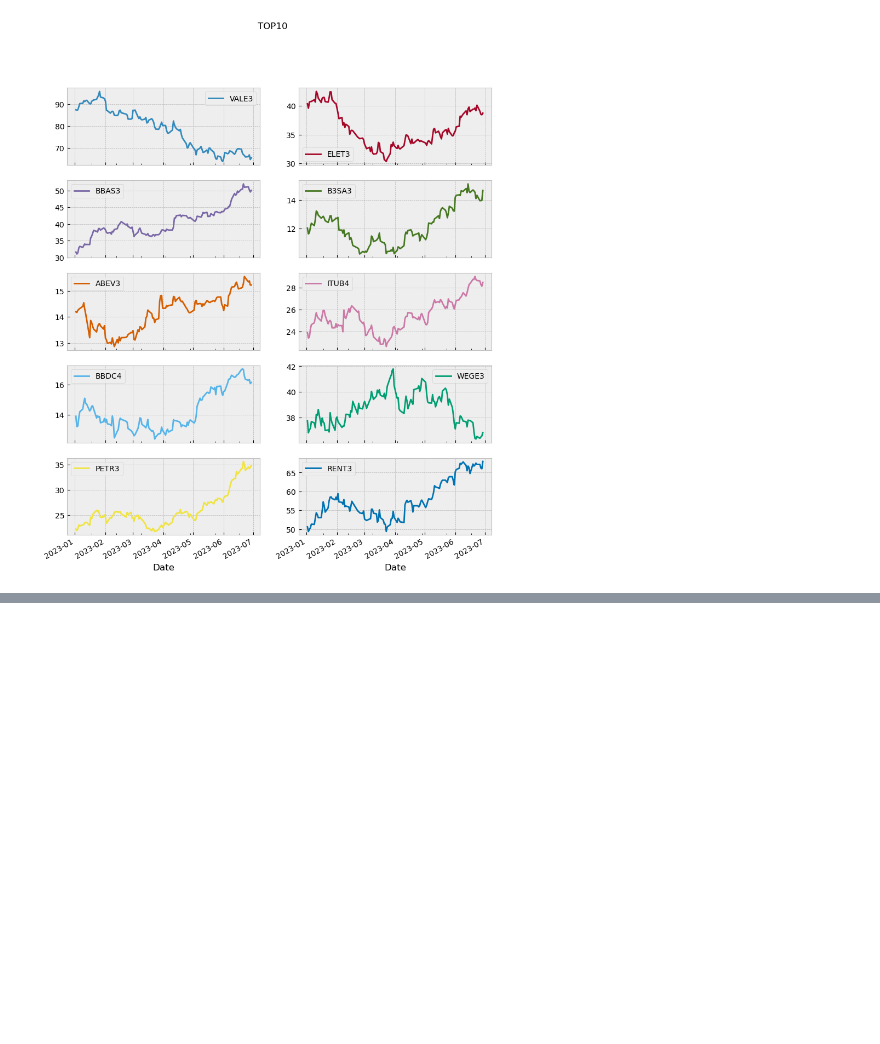
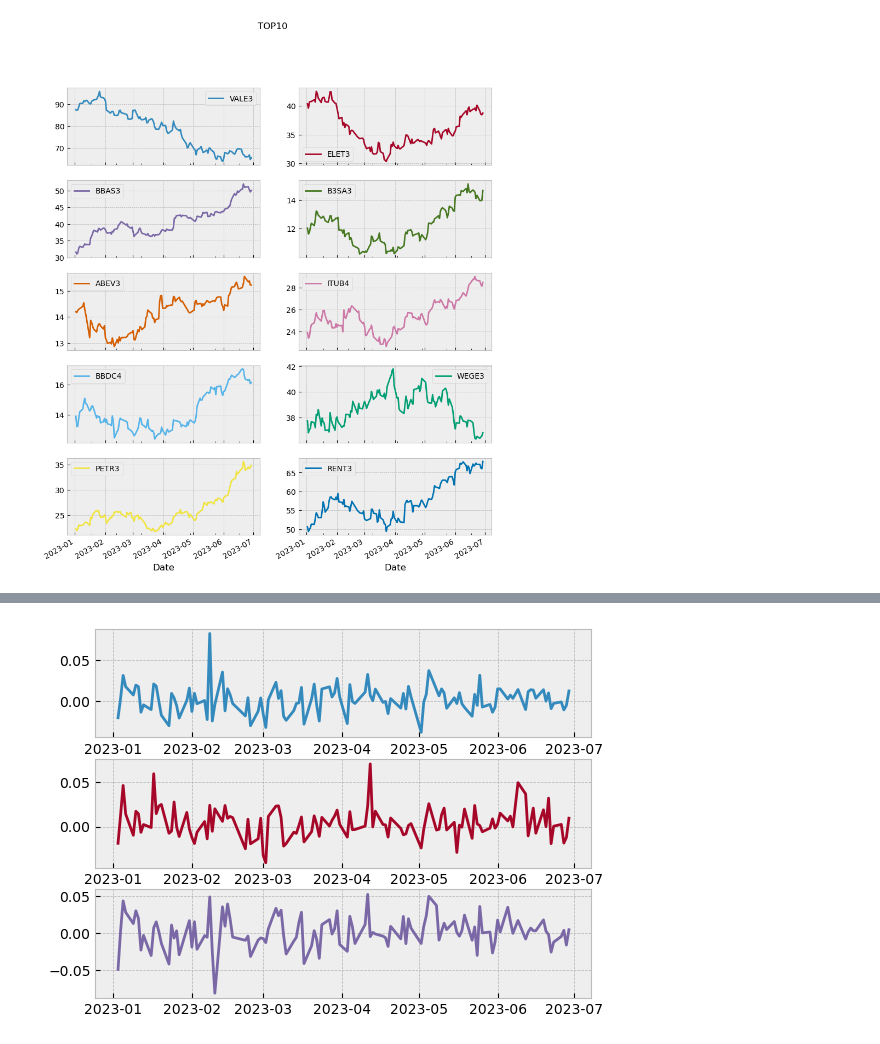
Before and after one commit to PauloViniciusR/Analise_dados, a Jupyter notebook: Matplotlib/Pandas_Matplot/24_pandas.ipynb, the cells around one changed output, grey strips where cells are left out. Cells and saved outputs as stored; diff of their text form; code cells hidden in the pictures; blank space fills up the shorter version.

```diff
--- a/Matplotlib/Pandas_Matplot/24_pandas.ipynb
+++ b/Matplotlib/Pandas_Matplot/24_pandas.ipynb
@@ -151,0 +193,12 @@ df_top_10.plot(figsize=(10, 12), title="TOP10", subplots=True, layout=(5, 2));
+# %%
+fig, axs = plt.subplots(nrows=3, ncols=1)
+
+axs[0].plot(variacao_diaria.index,variacao_diaria["ITUB4"], label="ITUB4", color="C0")
+axs[1].plot(variacao_diaria.index,variacao_diaria["BBAS3"], label="BBA53", color="C1")
+axs[2].plot(variacao_diaria.index,variacao_diaria["BBDC4"], label="BBDC4", color="C2")
+
+
+
+plt.show()
+# %% [output]
+[figure, added]
```
Also changed, not shown: parts of 4 cells of this notebook.
